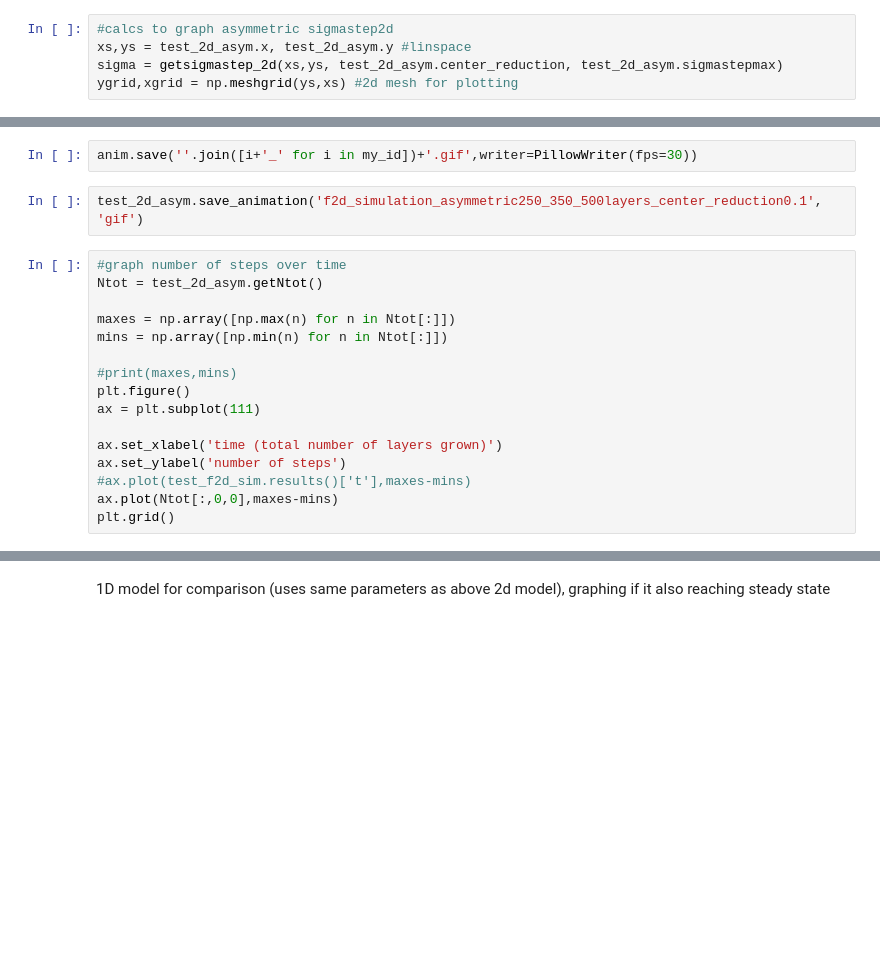
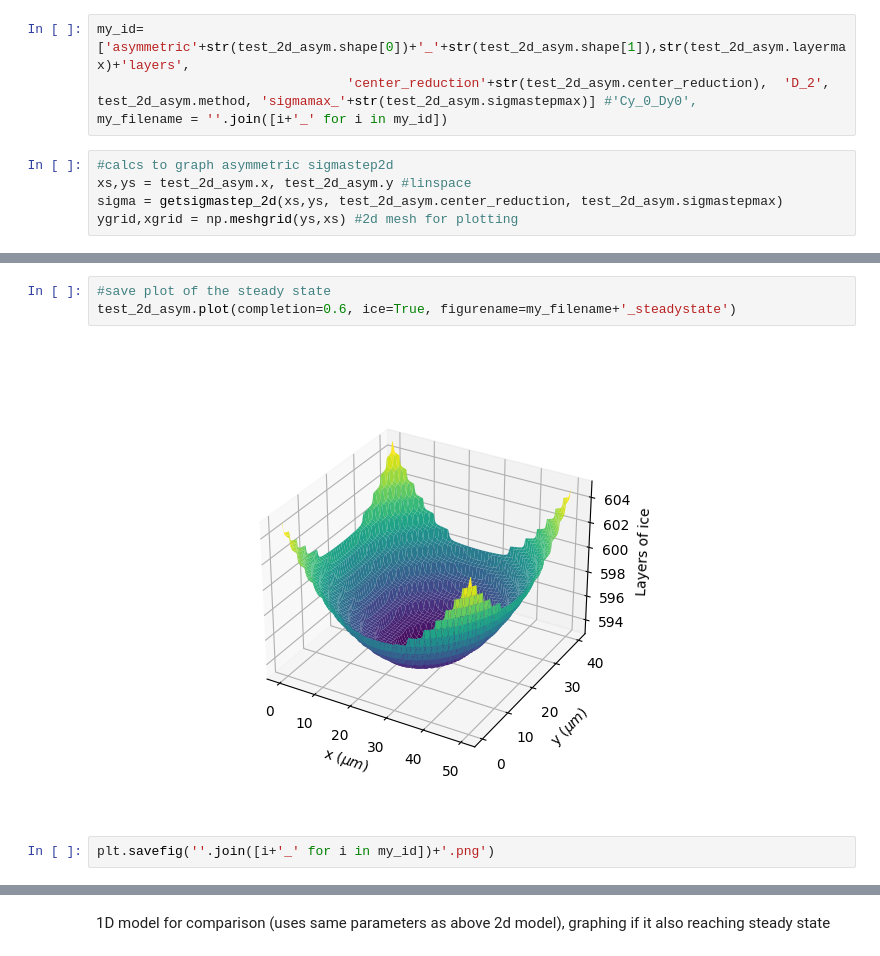
Before and after one commit to upschemistry/icecontinuum, a Jupyter notebook: bloom_2022/experiments.ipynb, the cells around one changed output, grey strips where cells are left out. Drawn from its saved outputs; the diff is of its cells as text; blank space fills up the shorter version.

```diff
--- a/bloom_2022/experiments.ipynb
+++ b/bloom_2022/experiments.ipynb
@@ -29,6 +33,10 @@ test_2d_asym.deltaT *= 10 #increase time step to decrease number of steps saved?
 
 #_plot = test_2d_asym.plot(tot=True,completion=1)
 #anim = test_2d_asym.animate(ice=True,surface=True, ret=True, focus_on_growth=True)
+# %%
+my_id=['asymmetric'+str(test_2d_asym.shape[0])+'_'+str(test_2d_asym.shape[1]),str(test_2d_asym.layermax)+'layers',
+                                'center_reduction'+str(test_2d_asym.center_reduction),  'D_2', test_2d_asym.method, 'sigmamax_'+str(test_2d_asym.sigmastepmax)] #'Cy_0_Dy0',
+my_filename = ''.join([i+'_' for i in my_id])
 # %%
 #calcs to graph asymmetric sigmastep2d
 xs,ys = test_2d_asym.x, test_2d_asym.y #linspace
@@ -59,21 +97,8 @@ my_id=['asymmetric'+str(test_2d_asym.shape[0])+'_'+str(test_2d_asym.shape[1]),st
+# %%
+#save plot of the steady state
+test_2d_asym.plot(completion=0.6, ice=True, figurename=my_filename+'_steadystate')
+# %% [output]
+[figure, added]
 # %%
-anim.save(''.join([i+'_' for i in my_id])+'.gif',writer=PillowWriter(fps=30))
+plt.savefig(''.join([i+'_' for i in my_id])+'.png')
-# %%
-test_2d_asym.save_animation('f2d_simulation_asymmetric250_350_500layers_center_reduction0.1', 'gif')
-# %%
-#graph number of steps over time
-Ntot = test_2d_asym.getNtot()
-
-maxes = np.array([np.max(n) for n in Ntot[:]])
-mins = np.array([np.min(n) for n in Ntot[:]])
-
-#print(maxes,mins)
-plt.figure()
-ax = plt.subplot(111)
-
-ax.set_xlabel('time (total number of layers grown)')
-ax.set_ylabel('number of steps')
-#ax.plot(test_f2d_sim.results()['t'],maxes-mins)
-ax.plot(Ntot[:,0,0],maxes-mins)
-plt.grid()
 # %%
```
Also changed, not shown: parts of 10 cells of this notebook, 37 other files.
